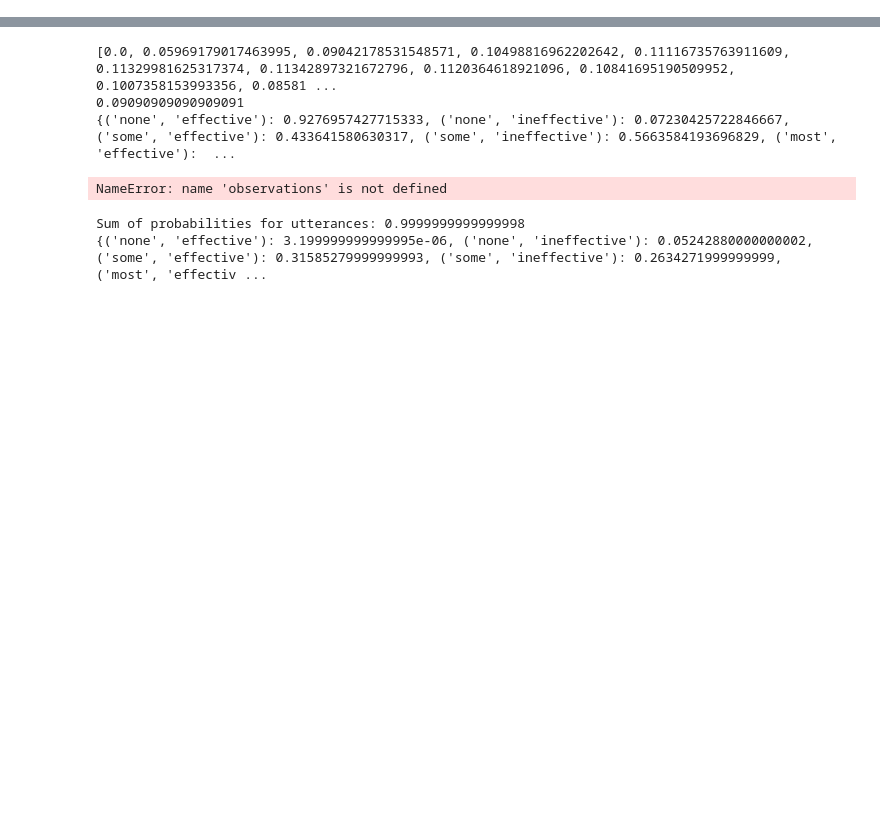
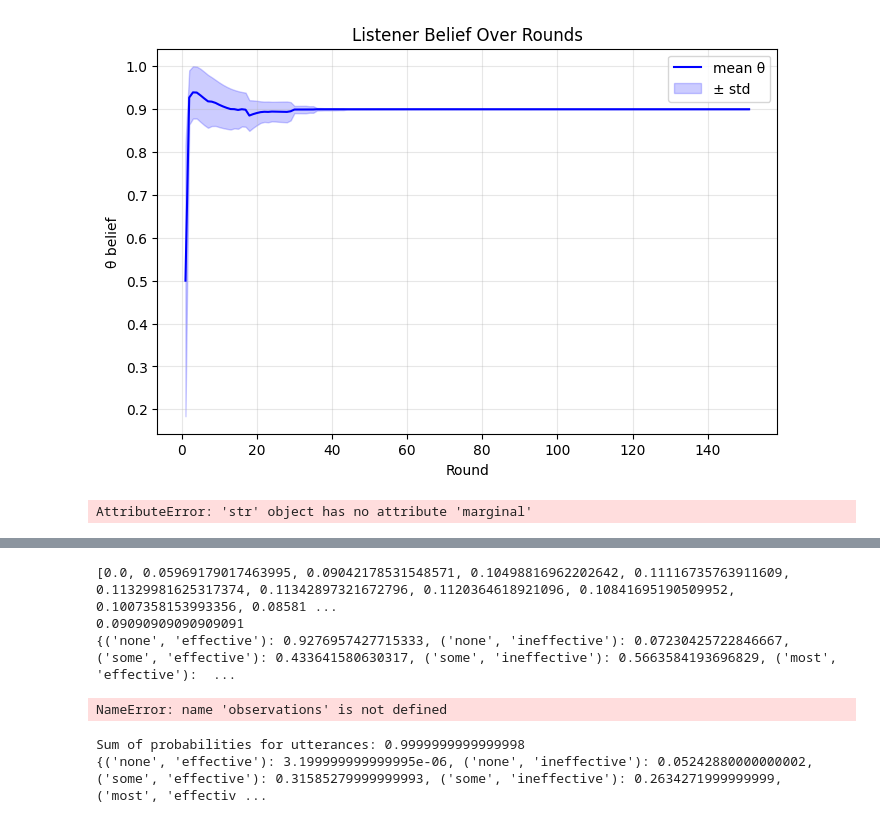
Before and after one commit to keremoner/argumentative-awareness, a Jupyter notebook: unawareness.ipynb, the cells around one changed output, grey strips where cells are left out. Drawn from its saved outputs; the diff is of its cells as text; code cells hidden in the pictures; blank space fills up the shorter version.

```diff
--- a/unawareness.ipynb
+++ b/unawareness.ipynb
@@ -303,0 +1049,35 @@ Multinomial coefficient for (2, 3, 4): 1260.0
+# %%
+import numpy as np
+
+def summarize_beliefs(belief_hist):
+    thetas = np.array(sorted(belief_hist[0].keys()))
+    means, ses = [], []
+    for dist in belief_hist:
+        ps = np.array([dist[th] for th in thetas])
+        mean = np.sum(thetas * ps)
+        var = np.sum((thetas - mean)**2 * ps)
+        std = np.sqrt(var)
+        # SE = std / sqrt(N); here N=1 distribution per round, so just use std as uncertainty
+        se = std
+        means.append(mean)
+        ses.append(se)
+    return np.arange(1, len(belief_hist)+1), np.array(means), np.array(ses)
+
+theta_beliefs = []
+for belief in agents_3["pragmatic_listener_1"].hist:
+    theta_beliefs.append(belief.marginal(0))
+
+rounds, means, ses = summarize_beliefs(theta_beliefs)
+
+plt.figure(figsize=(8,5))
+plt.plot(rounds, means, label="mean θ", color="blue")
+plt.fill_between(rounds, means - ses, means + ses, color="blue", alpha=0.2, label="± std")
+
+plt.xlabel("Round")
+plt.ylabel("θ belief")
+plt.title("Listener Belief Over Rounds")
+plt.legend()
+plt.grid(True, alpha=0.3)
+plt.show()
+# %% [output]
+[figure, added]
@@ -303,0 +1086,13 @@ Multinomial coefficient for (2, 3, 4): 1260.0
+# %%
+import json
+
+# Load the file
+with open("experiment_1_log.json", "r") as f:
+    data = json.load(f)
+
+# Fetch belief history of one agent
+ps2_hist = data["agent_histories"]["pragmatic_speaker_2"]
+
+print("Belief history of pragmatic_speaker_2:", ps2_hist[0])
+# %% [output]
+AttributeError: 'str' object has no attribute 'marginal'
```
Also changed, not shown: parts of 26 cells of this notebook, 39 other files.
